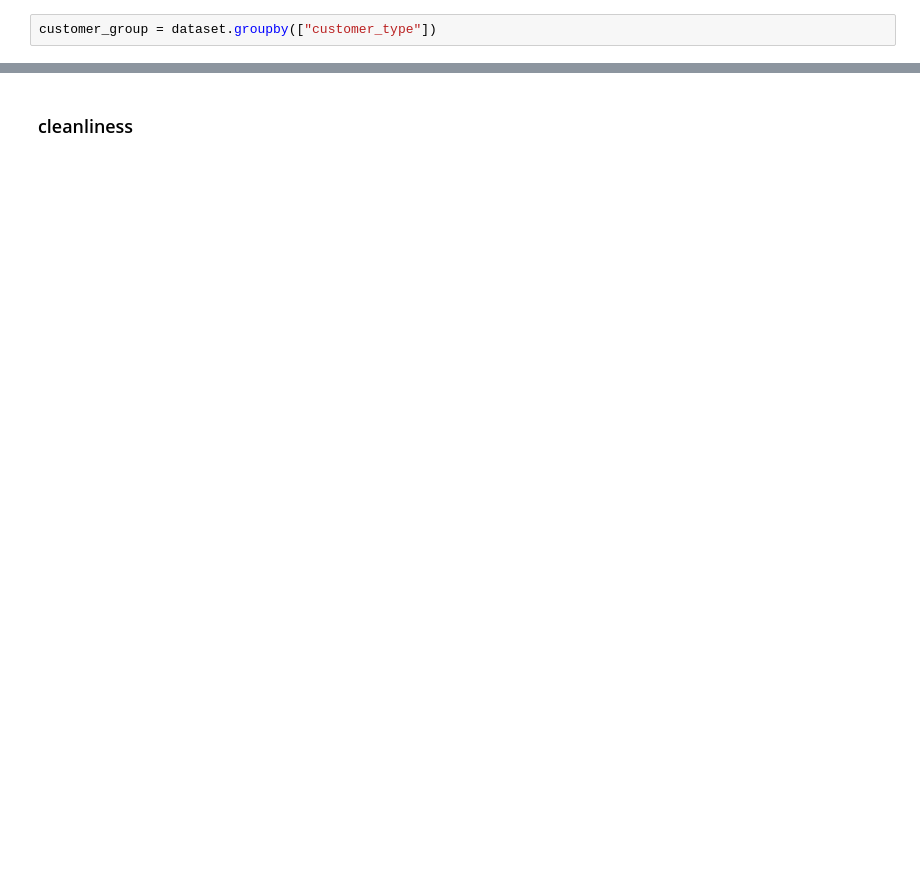
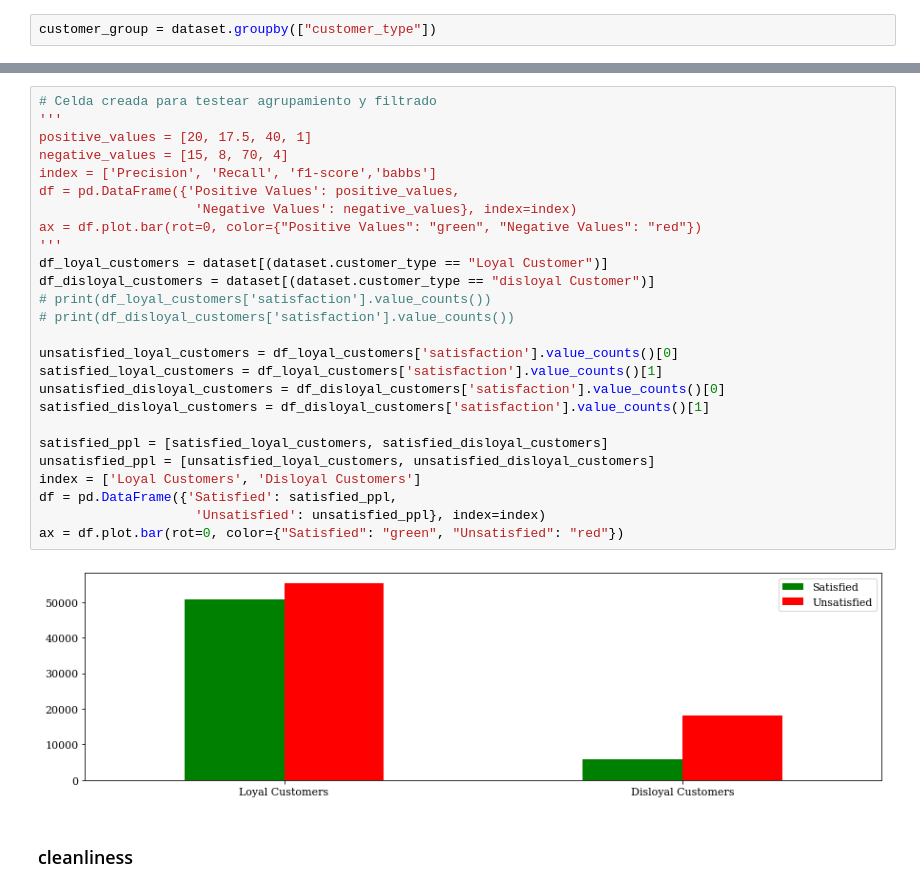
Before and after one commit to Ganymede23/UCSE-TP-ML-2022, a Jupyter notebook: tp1_EDA.ipynb, the cells around one changed output, grey strips where cells are left out. Drawn from its saved outputs; the diff is of its cells as text; blank space fills up the shorter version.

Commit message:
Finalizado uno de los plots de columnas agrupadas de 2.2

```diff
--- a/tp1_EDA.ipynb
+++ b/tp1_EDA.ipynb
@@ -110,3 +121,31 @@ ax = df.plot.bar(rot=0, color={"Satisfied": "green", "Unsatisfied": "red"})
+# %%
+# Celda creada para testear agrupamiento y filtrado
+'''
+positive_values = [20, 17.5, 40, 1]
+negative_values = [15, 8, 70, 4]
+index = ['Precision', 'Recall', 'f1-score','babbs']
+df = pd.DataFrame({'Positive Values': positive_values,
+                    'Negative Values': negative_values}, index=index)
+ax = df.plot.bar(rot=0, color={"Positive Values": "green", "Negative Values": "red"})
+'''
+df_loyal_customers = dataset[(dataset.customer_type == "Loyal Customer")]
+df_disloyal_customers = dataset[(dataset.customer_type == "disloyal Customer")]
+# print(df_loyal_customers['satisfaction'].value_counts())
+# print(df_disloyal_customers['satisfaction'].value_counts())
+
+unsatisfied_loyal_customers = df_loyal_customers['satisfaction'].value_counts()[0]
+satisfied_loyal_customers = df_loyal_customers['satisfaction'].value_counts()[1]
+unsatisfied_disloyal_customers = df_disloyal_customers['satisfaction'].value_counts()[0]
+satisfied_disloyal_customers = df_disloyal_customers['satisfaction'].value_counts()[1]
+
+satisfied_ppl = [satisfied_loyal_customers, satisfied_disloyal_customers]
+unsatisfied_ppl = [unsatisfied_loyal_customers, unsatisfied_disloyal_customers]
+index = ['Loyal Customers', 'Disloyal Customers']
+df = pd.DataFrame({'Satisfied': satisfied_ppl,
+                    'Unsatisfied': unsatisfied_ppl}, index=index)
+ax = df.plot.bar(rot=0, color={"Satisfied": "green", "Unsatisfied": "red"})
+# %% [output]
+[figure, added]
 # %% [markdown]
 ### cleanliness
 # %%
```
Also changed, not shown: parts of 15 cells of this notebook.
